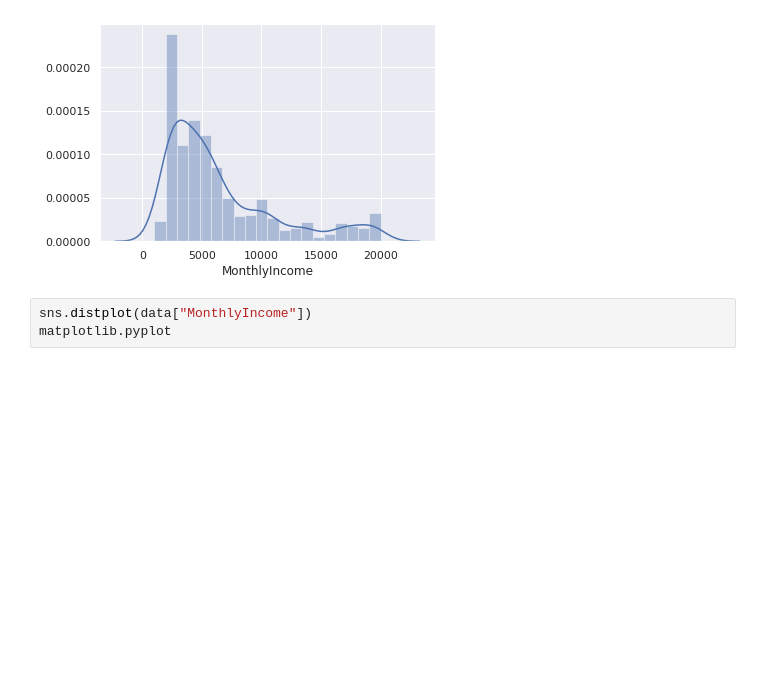
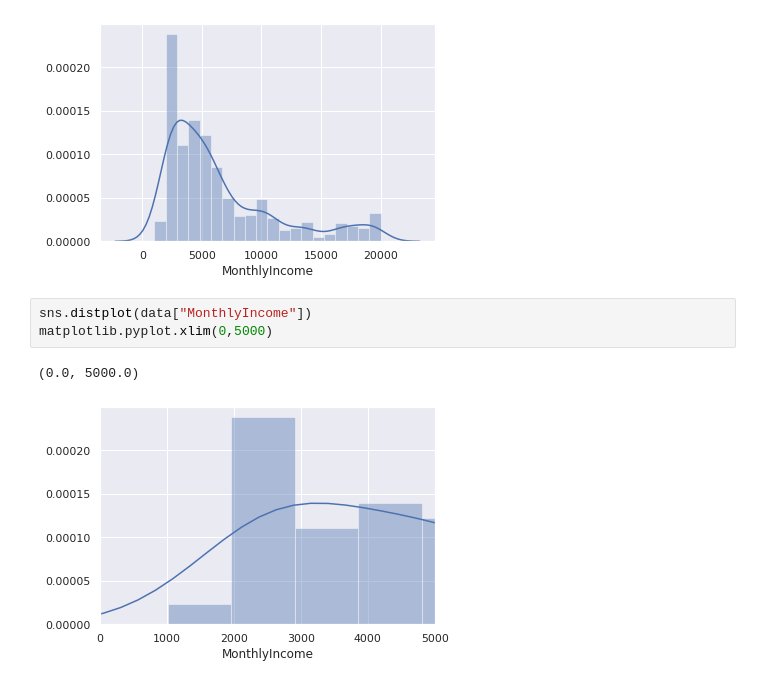
Before and after one commit to stephAc/python_M1Web, a Jupyter notebook: dataviz/distribution.ipynb, the cells around one changed output. Saved outputs shown, nothing was run; the diff lists cells and outputs as text; blank space fills up the shorter version.

```diff
--- a/dataviz/distribution.ipynb
+++ b/dataviz/distribution.ipynb
@@ -12,4 +12,7 @@ sns.distplot(data["MonthlyIncome"])
 [figure]
 # %%
 sns.distplot(data["MonthlyIncome"])
-matplotlib.pyplot
+matplotlib.pyplot.xlim(0,5000)
+# %% [output]
+(0.0, 5000.0)
+[figure, added]
```
Also changed, not shown: 2 other files.
